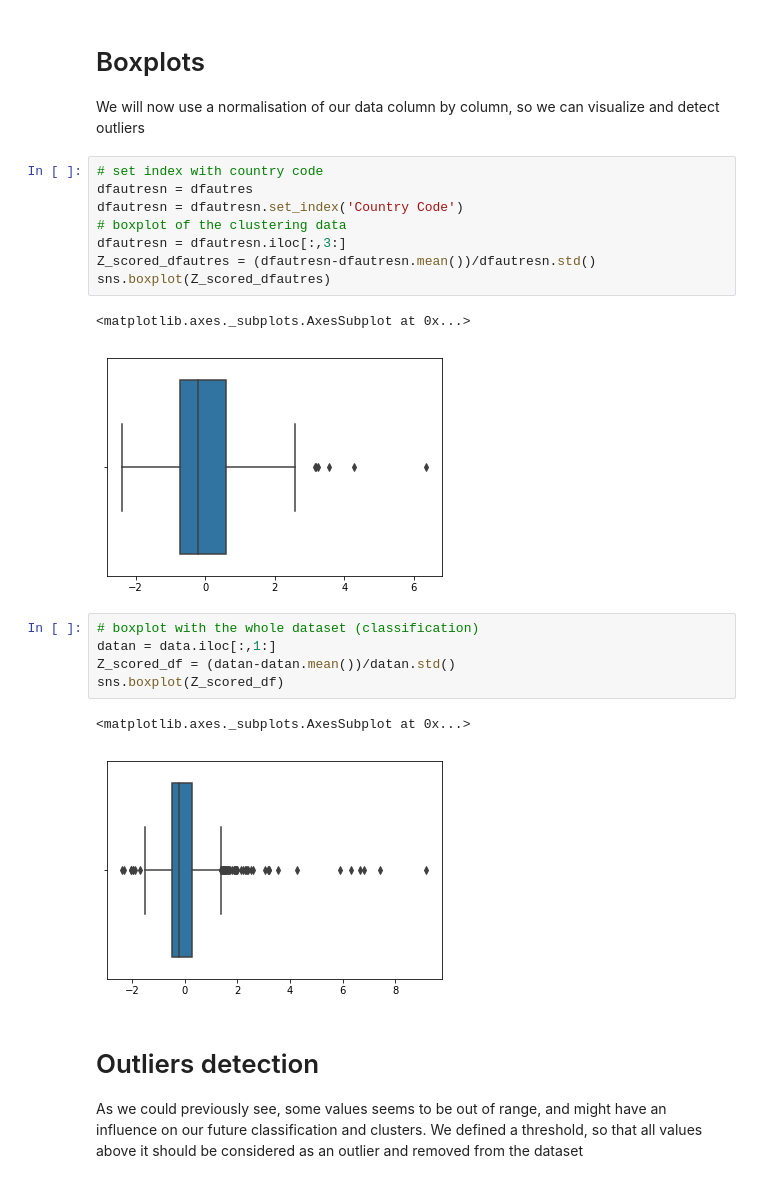
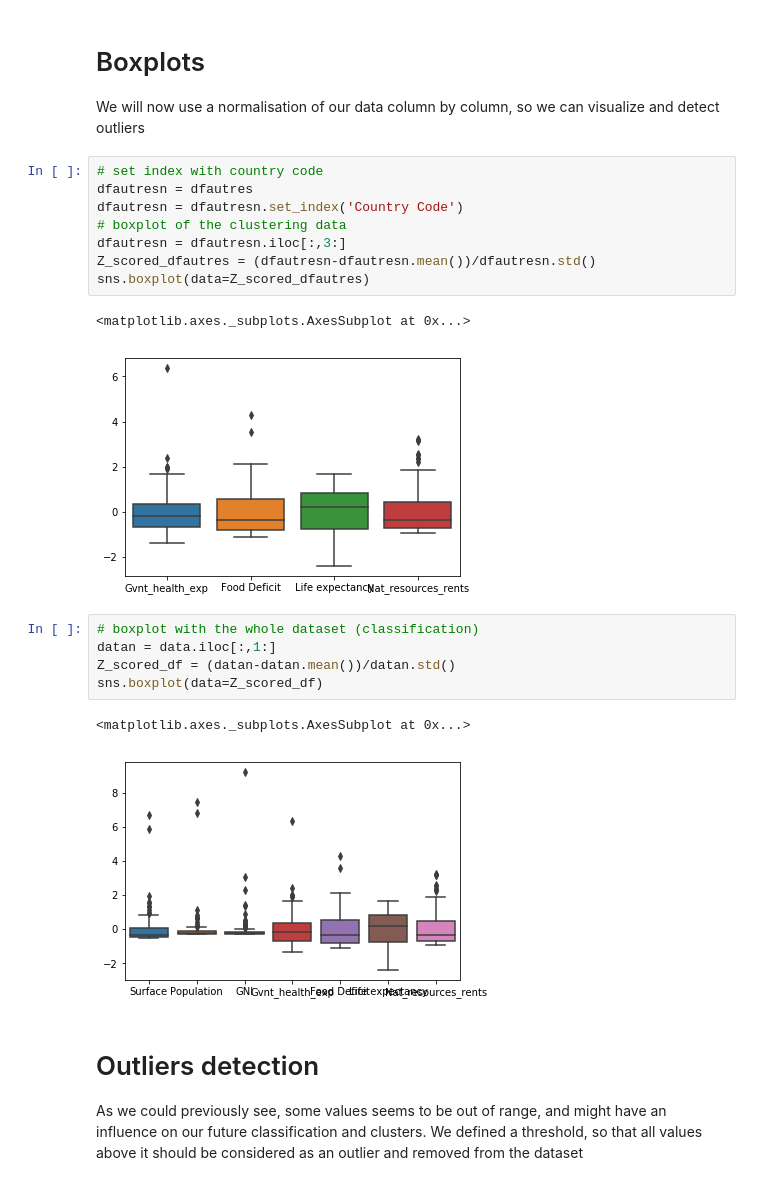
Before and after one commit to hgit2/IAproject, a Jupyter notebook: Projet_IA_clustering_classification.ipynb, the cells around one changed output. Saved outputs shown, nothing was run; the diff lists cells and outputs as text.

Commit message:
added a few boxplots

```diff
--- a/Projet_IA_clustering_classification.ipynb
+++ b/Projet_IA_clustering_classification.ipynb
@@ -94,22 +94,22 @@ We will now use a normalisation of our data column by column, so we can visualiz
 # %%
 # set index with country code
 dfautresn = dfautres
 dfautresn = dfautresn.set_index('Country Code')
 # boxplot of the clustering data
 dfautresn = dfautresn.iloc[:,3:]
 Z_scored_dfautres = (dfautresn-dfautresn.mean())/dfautresn.std()
-sns.boxplot(Z_scored_dfautres)
+sns.boxplot(data=Z_scored_dfautres)
 # %% [output]
 <matplotlib.axes._subplots.AxesSubplot at 0x...>
-[figure, old version]
+[figure, new version]
 # %%
 # boxplot with the whole dataset (classification)
 datan = data.iloc[:,1:]
 Z_scored_df = (datan-datan.mean())/datan.std()
-sns.boxplot(Z_scored_df)
+sns.boxplot(data=Z_scored_df)
 # %% [output]
 <matplotlib.axes._subplots.AxesSubplot at 0x...>
-[figure, old version]
+[figure, new version]
 # %% [markdown]
 # Outliers detection
 
```
Also changed, not shown: parts of 2 cells of this notebook.
